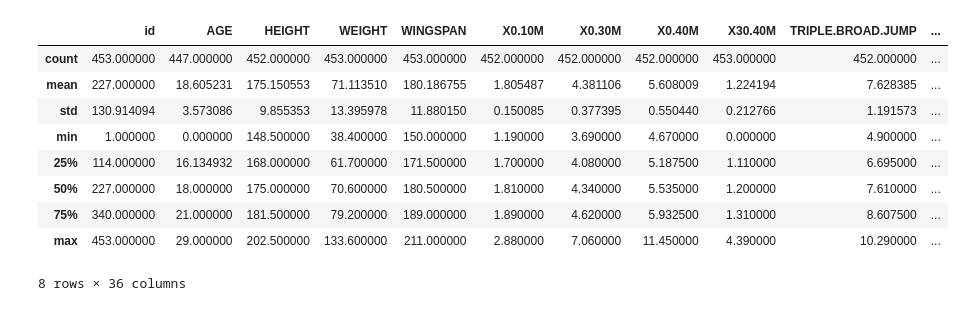
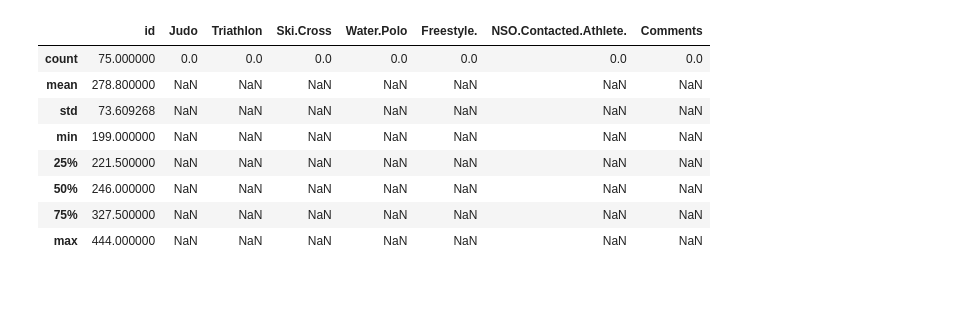
Before and after one commit to d-hasan/RBC-Training-Ground, a Jupyter notebook: rbc-training-ground.ipynb, the cells around one changed output. Cells and saved outputs as stored; diff of their text form; code cells hidden in the pictures.

Commit message:
Age breakdown of selected athletes and processing of dataset for ON

```diff
--- a/rbc-training-ground.ipynb
+++ b/rbc-training-ground.ipynb
@@ -5,13 +8,14 @@ df = pandas.read_csv('qualifier-final.csv')
+# %%
+qualifiedON = pandas.read_excel('nom-name.xlsx', sheet_name='ON')
 # %%
-df.describe()
+qualifiedON.describe()
 # %% [output]
-|  | id | AGE | HEIGHT | WEIGHT | WINGSPAN | X0.10M | X0.30M | X0.40M | X30.40M | TRIPLE.BROAD.JUMP | ... |
-| count | 453.000000 | 447.000000 | 452.000000 | 453.000000 | 453.000000 | 452.000000 | 452.000000 | 452.000000 | 453.000000 | 452.000000 | ... |
-| mean | 227.000000 | 18.605231 | 175.150553 | 71.113510 | 180.186755 | 1.805487 | 4.381106 | 5.608009 | 1.224194 | 7.628385 | ... |
-| std | 130.914094 | 3.573086 | 9.855353 | 13.395978 | 11.880150 | 0.150085 | 0.377395 | 0.550440 | 0.212766 | 1.191573 | ... |
-| min | 1.000000 | 0.000000 | 148.500000 | 38.400000 | 150.000000 | 1.190000 | 3.690000 | 4.670000 | 0.000000 | 4.900000 | ... |
-| 25% | 114.000000 | 16.134932 | 168.000000 | 61.700000 | 171.500000 | 1.700000 | 4.080000 | 5.187500 | 1.110000 | 6.695000 | ... |
-| 50% | 227.000000 | 18.000000 | 175.000000 | 70.600000 | 180.500000 | 1.810000 | 4.340000 | 5.535000 | 1.200000 | 7.610000 | ... |
-| 75% | 340.000000 | 21.000000 | 181.500000 | 79.200000 | 189.000000 | 1.890000 | 4.620000 | 5.932500 | 1.310000 | 8.607500 | ... |
-| max | 453.000000 | 29.000000 | 202.500000 | 133.600000 | 211.000000 | 2.880000 | 7.060000 | 11.450000 | 4.390000 | 10.290000 | ... |
+|  | id | Judo | Triathlon | Ski.Cross | Water.Polo | Freestyle. | NSO.Contacted.Athlete. | Comments |
+| count | 75.000000 | 0.0 | 0.0 | 0.0 | 0.0 | 0.0 | 0.0 | 0.0 |
+| mean | 278.800000 | NaN | NaN | NaN | NaN | NaN | NaN | NaN |
+| std | 73.609268 | NaN | NaN | NaN | NaN | NaN | NaN | NaN |
+| min | 199.000000 | NaN | NaN | NaN | NaN | NaN | NaN | NaN |
+| 25% | 221.500000 | NaN | NaN | NaN | NaN | NaN | NaN | NaN |
+| 50% | 246.000000 | NaN | NaN | NaN | NaN | NaN | NaN | NaN |
+| 75% | 327.500000 | NaN | NaN | NaN | NaN | NaN | NaN | NaN |
+| max | 444.000000 | NaN | NaN | NaN | NaN | NaN | NaN | NaN |
-8 rows × 36 columns
```
Also changed, not shown: parts of 12 cells of this notebook.
